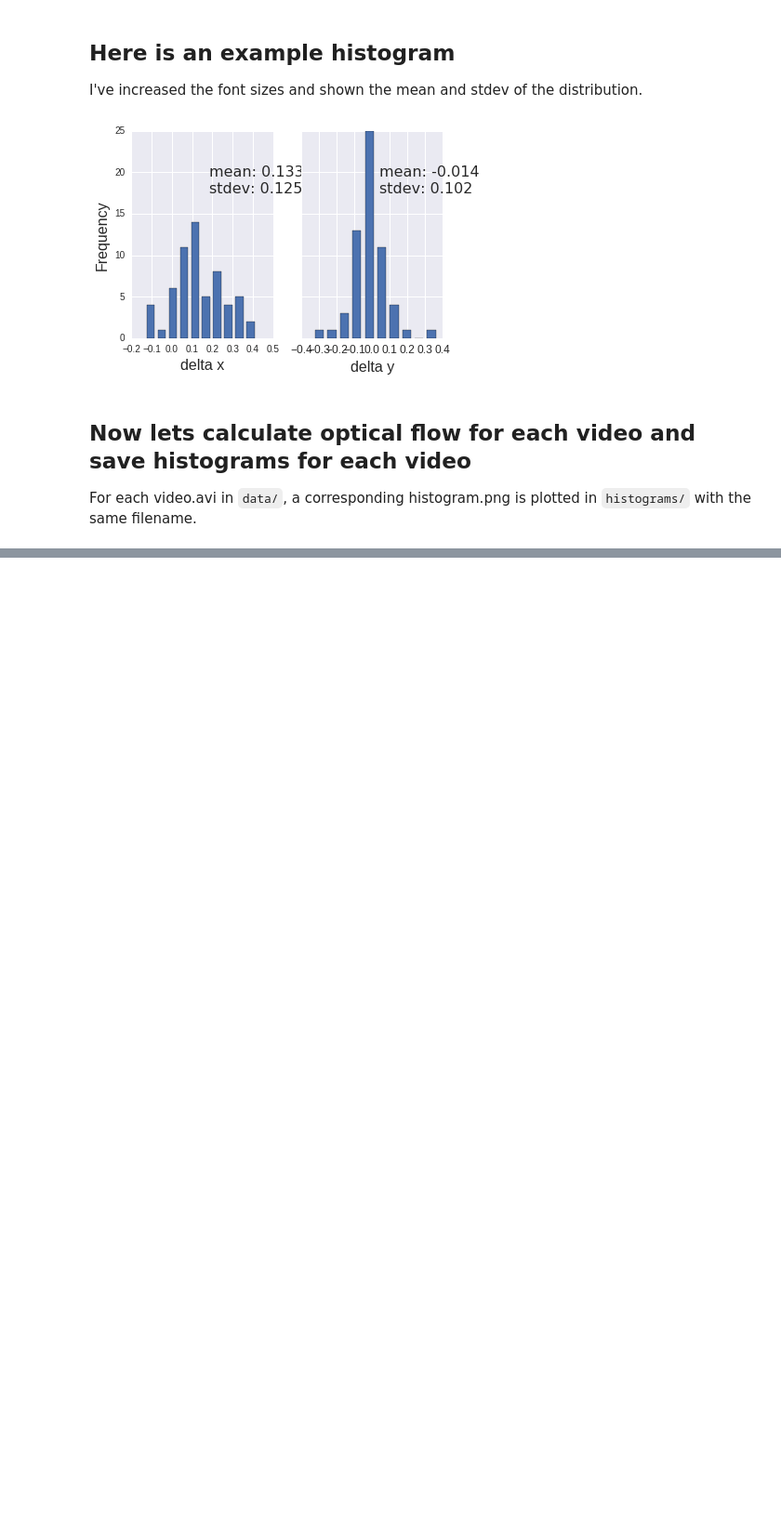
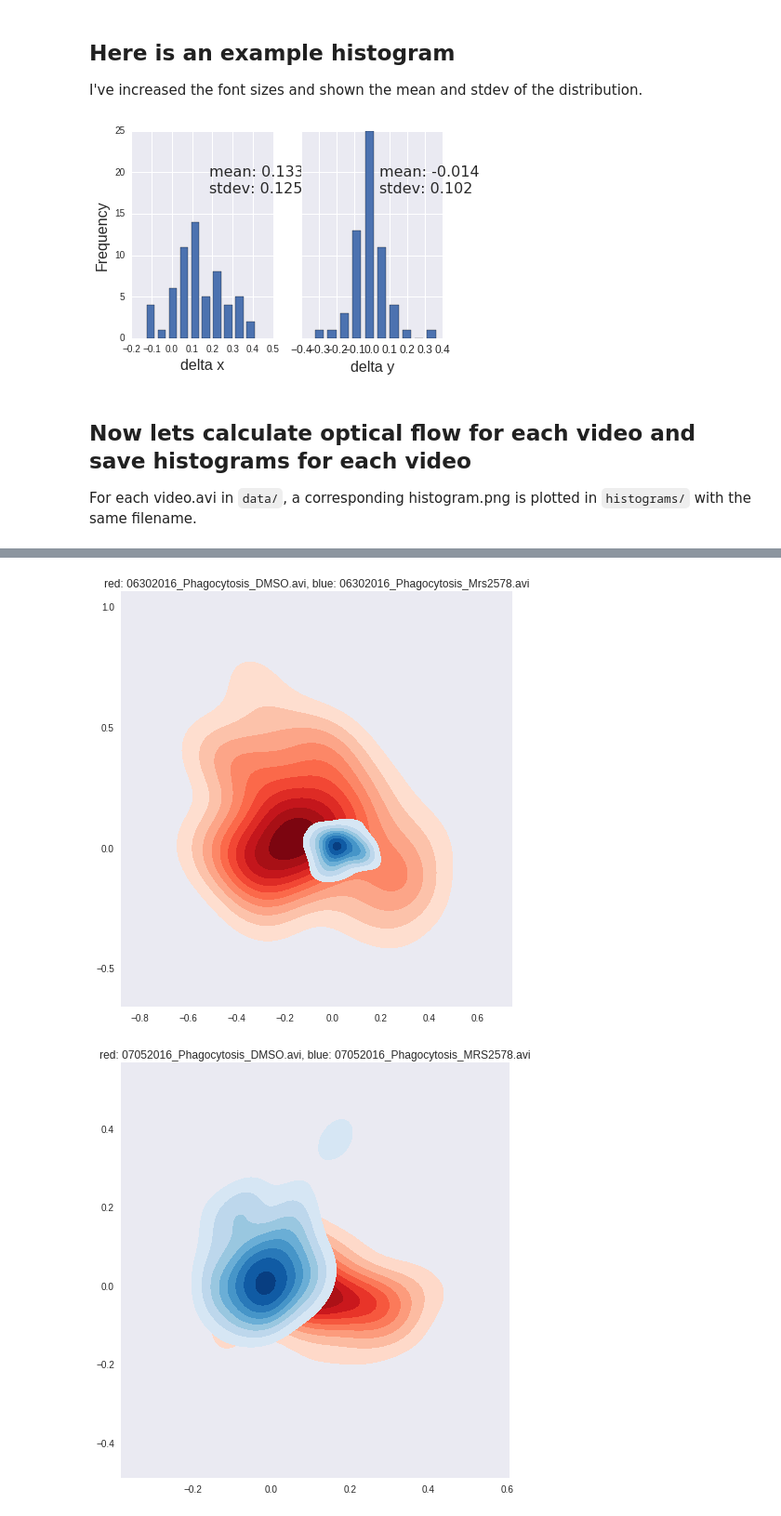
Before and after one commit to quinngroup/JI-2016-MRS2578, a Jupyter notebook: calculate_motion_cells.py.ipynb, the cells around one changed output, grey strips where cells are left out. Shown: that part at 93% size. Cells and saved outputs as stored; diff of their text form; code cells hidden in the pictures; blank space fills up the shorter version.

```diff
--- a/calculate_motion_cells.py.ipynb
+++ b/calculate_motion_cells.py.ipynb
@@ -174,0 +210,16 @@ for i in range(len(xs)):
+# %%
+# plot two 2D histograms per video
+for i in range(0, len(fnames), 2):
+    f, ax = plt.subplots(figsize=(8, 8))
+    ax.set_aspect("equal")
+
+    ax = sns.kdeplot(np.array(xs[i]), np.array(ys[i]),
+                     cmap="Reds", shade=True, shade_lowest=False,
+                    xlim = (-1.0, 1.0), ylim = (-1.0, 1.0))
+    ax = sns.kdeplot(np.array(xs[i+1]), np.array(ys[i+1]),
+                     cmap="Blues", shade=True, shade_lowest=False,
+                    xlim = (-1.0, 1.0), ylim = (-1.0, 1.0))
+    ax.set_title("red: " + fnames[i] + ", blue: " + fnames[i+1])
+# %% [output]
+[figure, added]
+[figure, added]
```
Also changed, not shown: parts of 8 cells of this notebook.
